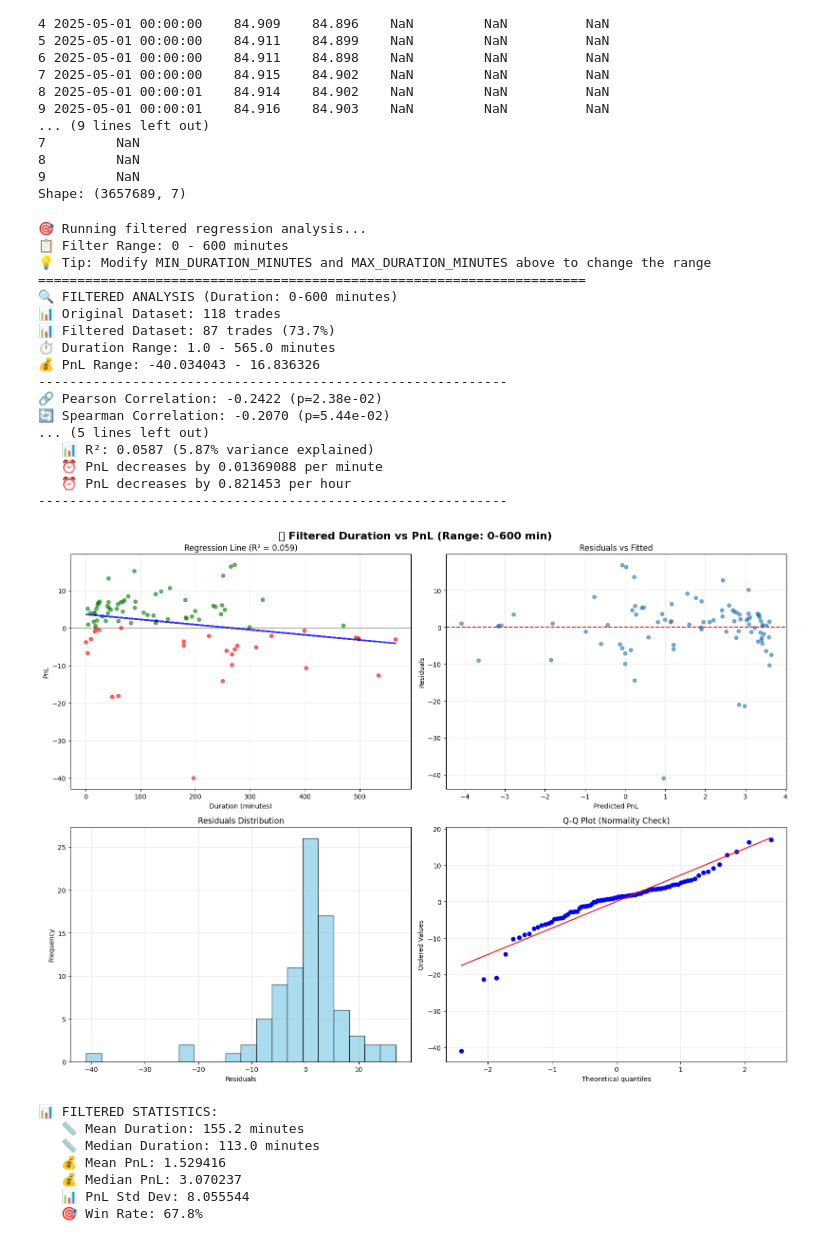
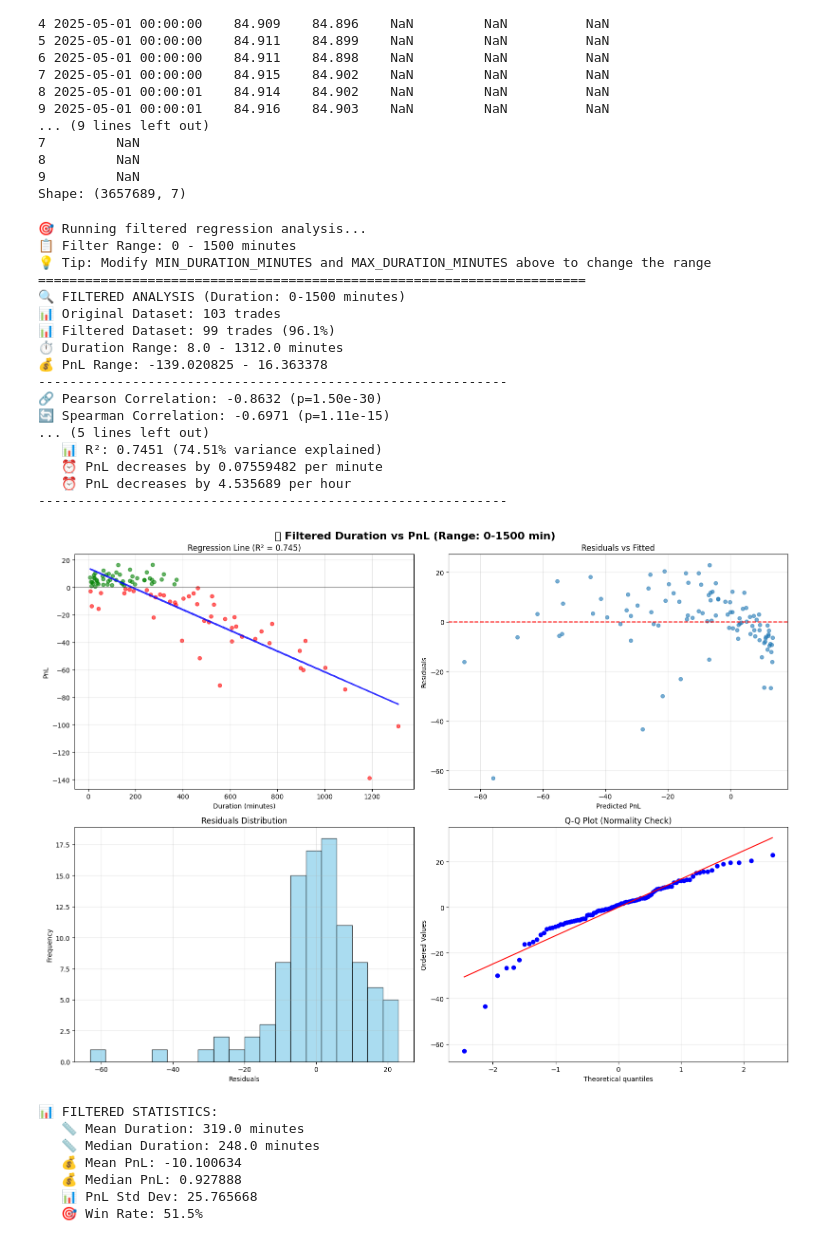
Before and after one commit to edoardoCame/bollingerBands, a Jupyter notebook: notebooks/tick_backtest.ipynb, the cells around one changed output. Cells and saved outputs as stored; diff of their text form; code cells hidden in the pictures.

```diff
--- a/notebooks/tick_backtest.ipynb
+++ b/notebooks/tick_backtest.ipynb
@@ -302,27 +363,31 @@ def run_full_equity_bollinger_backtest(tick_data_path=TICK_DATA_PATH, bb_window=
 
 This section contains the optimized numba-accelerated trading strategy and backtesting engine.
 # %%
-# Execute backtest using global configuration with full equity positioning
+# Execute backtest using PIP-based calculation with spread filtering
 start_time = time.time()
-trades_df_fast, df_1min_fast = run_full_equity_bollinger_backtest()
+trades_df_pips_filtered, df_1min_pips_filtered = run_bollinger_backtest_pips_spread_filter()
 execution_time = time.time() - start_time
 
 # Show results
-if trades_df_fast is not None:
+if trades_df_pips_filtered is not None:
     print(f"🚀 Backtest completed in {execution_time:.2f}s")
     print(f"📊 Strategy Configuration:")
     print(f"   📊 BB Window: {BB_WINDOW} periods")
     print(f"   📊 BB Std Dev: {BB_STD}")
     print(f"   📁 Data: {TICK_DATA_PATH.split('/')[-1]}")
-    print(f"   💰 Initial Capital: ${INITIAL_CAPITAL:,}")
+    print(f"   💰 Pip Value: {PIP_VALUE}")
+    print(f"   📏 Max Spread: {MAX_SPREAD_PIPS} pips")
     print("=" * 50)
-    print(f"📊 Trades: {len(trades_df_fast)}")
-    print(f"💰 Total PnL: ${trades_df_fast['pnl'].sum():.2f}")
-    print(f"📈 Total Return: {((trades_df_fast['equity_after_trade'].iloc[-1] / INITIAL_CAPITAL) - 1) * 100:.2f}%")
-    print(f"📈 Win Rate: {(trades_df_fast['pnl'] > 0).mean():.1%}")
-    print(f"⏱️ Avg Duration: {trades_df_fast['duration'].mean()}")
-    print(f"📊 Final Equity: ${trades_df_fast['equity_after_trade'].iloc[-1]:,.2f}")
-    print(f"📊 Avg Return per Trade: {trades_df_fast['return_pct'].mean():.3f}%")
+    print(f"📊 Trades: {len(trades_df_pips_filtered)}")
+    print(f"💰 Total PnL: {trades_df_pips_filtered['pnl_pips'].sum():.1f} pips")
+    print(f"📈 Win Rate: {(trades_df_pips_filtered['pnl_pips'] > 0).mean():.1%}")
+    print(f"⏱️ Avg Duration: {trades_df_pips_filtered['duration'].mean()}")
+    print(f"📊 Avg PnL per Trade: {trades_df_pips_filtered['pnl_pips'].mean():.2f} pips")
+    print(f"📊 Best Trade: {trades_df_pips_filtered['pnl_pips'].max():.1f} pips")
+    print(f"📊 Worst Trade: {trades_df_pips_filtered['pnl_pips'].min():.1f} pips")
+    print(f"📊 Avg Spread Cost: {trades_df_pips_filtered['spread_pips'].mean():.2f} pips")
+    print(f"📊 Max Spread Used: {trades_df_pips_filtered['spread_pips'].max():.2f} pips")
+    print(f"📊 Final Cumulative: {trades_df_pips_filtered['cumulative_pips'].iloc[-1]:.1f} pips")
 else:
     print("❌ No trades executed")
 # %% [output]
@@ -553,7 +953,7 @@ import matplotlib.pyplot as plt
 
 # 📋 Configure your duration range here (in minutes)
 MIN_DURATION_MINUTES = 0      # Minimum duration to include
-MAX_DURATION_MINUTES = 600   # Maximum duration to include (set to exclude outliers)
+MAX_DURATION_MINUTES = 1500   # Maximum duration to include (set to exclude outliers)
 
 def analyze_duration_pnl_filtered(trades_df, min_duration=MIN_DURATION_MINUTES, max_duration=MAX_DURATION_MINUTES):
     """Perform regression analysis with custom duration filtering"""
@@ -657,49 +1057,49 @@ def analyze_duration_pnl_filtered(trades_df, min_duration=MIN_DURATION_MINUTES,
     print(f"   📊 PnL Std Dev: {filtered_trades['pnl'].std():.6f}")
     print(f"   🎯 Win Rate: {(filtered_trades['pnl'] > 0).mean():.1%}")
 
     return {
         'correlation': correlation,
         'p_value': p_value,
         'slope': slope,
         'intercept': intercept,
         'r2': r2,
         'n_trades': len(filtered_trades),
         'filter_range': (min_duration, max_duration)
     }
 
 # Execute filtered analysis
 if 'trades_df_fast' in globals() and trades_df_fast is not None:
     print("🎯 Running filtered regression analysis...")
     print(f"📋 Filter Range: {MIN_DURATION_MINUTES} - {MAX_DURATION_MINUTES} minutes")
     print("💡 Tip: Modify MIN_DURATION_MINUTES and MAX_DURATION_MINUTES above to change the range")
     print("=" * 70)
 
     filtered_results = analyze_duration_pnl_filtered(trades_df_fast, MIN_DURATION_MINUTES, MAX_DURATION_MINUTES)
 else:
     print("❌ No trades data available. Please run the backtest first.")
 # %% [output]
 🎯 Running filtered regression analysis...
-📋 Filter Range: 0 - 600 minutes
+📋 Filter Range: 0 - 1500 minutes
 💡 Tip: Modify MIN_DURATION_MINUTES and MAX_DURATION_MINUTES above to change the range
 ======================================================================
-🔍 FILTERED ANALYSIS (Duration: 0-600 minutes)
-📊 Original Dataset: 118 trades
-📊 Filtered Dataset: 87 trades (73.7%)
-⏱️ Duration Range: 1.0 - 565.0 minutes
-💰 PnL Range: -40.034043 - 16.836326
+🔍 FILTERED ANALYSIS (Duration: 0-1500 minutes)
+📊 Original Dataset: 103 trades
+📊 Filtered Dataset: 99 trades (96.1%)
+⏱️ Duration Range: 8.0 - 1312.0 minutes
+💰 PnL Range: -139.020825 - 16.363378
 ------------------------------------------------------------
-🔗 Pearson Correlation: -0.2422 (p=2.38e-02)
-🔄 Spearman Correlation: -0.2070 (p=5.44e-02)
+🔗 Pearson Correlation: -0.8632 (p=1.50e-30)
+🔄 Spearman Correlation: -0.6971 (p=1.11e-15)
 ... (5 lines left out)
-   📊 R²: 0.0587 (5.87% variance explained)
-   ⏰ PnL decreases by 0.01369088 per minute
-   ⏰ PnL decreases by 0.821453 per hour
+   📊 R²: 0.7451 (74.51% variance explained)
+   ⏰ PnL decreases by 0.07559482 per minute
+   ⏰ PnL decreases by 4.535689 per hour
 ------------------------------------------------------------
-[figure, old version]
+[figure, new version]
 📊 FILTERED STATISTICS:
-   📏 Mean Duration: 155.2 minutes
-   📏 Median Duration: 113.0 minutes
-   💰 Mean PnL: 1.529416
-   💰 Median PnL: 3.070237
-   📊 PnL Std Dev: 8.055544
-   🎯 Win Rate: 67.8%
+   📏 Mean Duration: 319.0 minutes
+   📏 Median Duration: 248.0 minutes
+   💰 Mean PnL: -10.100634
+   💰 Median PnL: 0.927888
+   📊 PnL Std Dev: 25.765668
+   🎯 Win Rate: 51.5%
```
Also changed, not shown: parts of 26 cells of this notebook, 2 other files.
